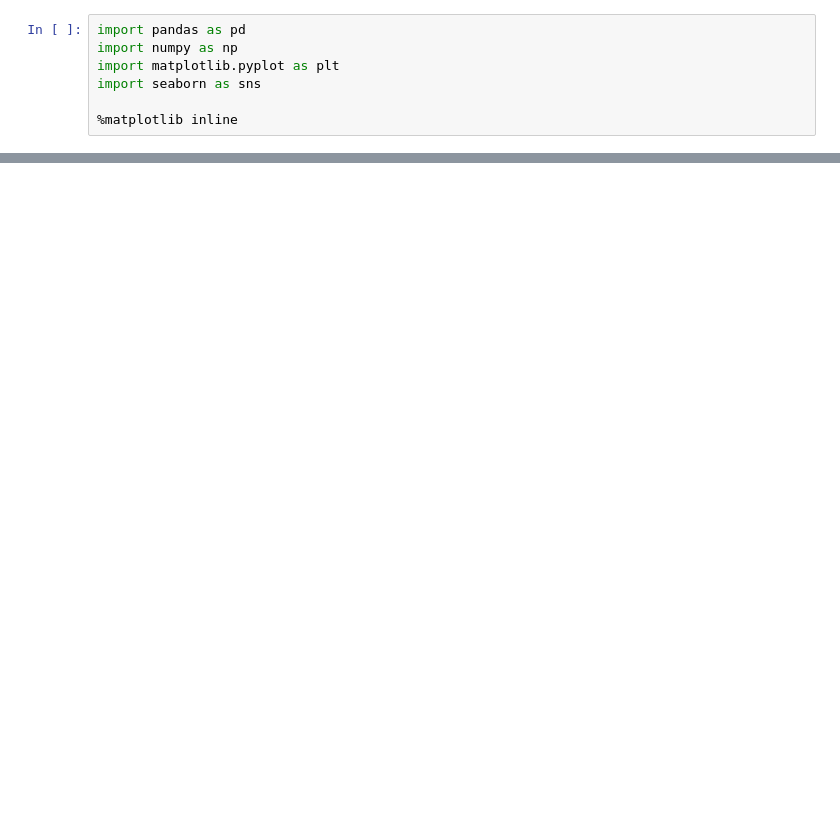
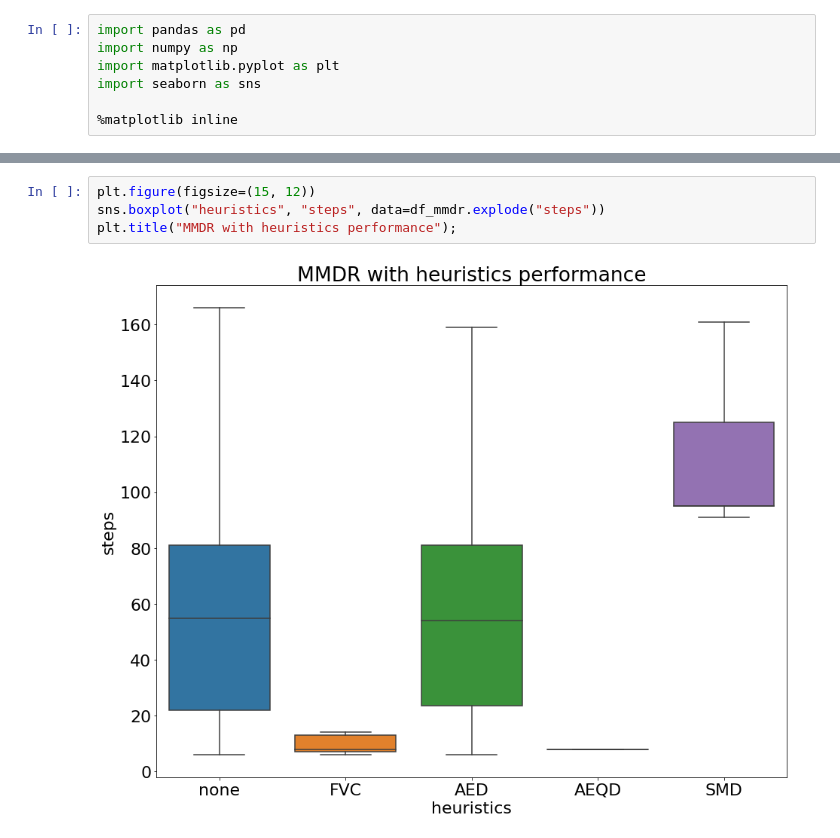
Before and after one commit to AndreyBychkov/QBee, a Jupyter notebook: benchmark/xSigmoid/Analysis.ipynb, the cells around one changed output, grey strips where cells are left out. Saved outputs shown, nothing was run; the diff lists cells and outputs as text; blank space fills up the shorter version.

```diff
--- a/benchmark/xSigmoid/Analysis.ipynb
+++ b/benchmark/xSigmoid/Analysis.ipynb
@@ -64 +83,7 @@ plt.title("ID-DLS with heuristics performance");
+# %%
+plt.figure(figsize=(15, 12))
+sns.boxplot("heuristics", "steps", data=df_mmdr.explode("steps"))
+plt.title("MMDR with heuristics performance");
+# %% [output]
+[figure, added]
 # %%
```
Also changed, not shown: parts of 10 cells of this notebook, 8 other files.
